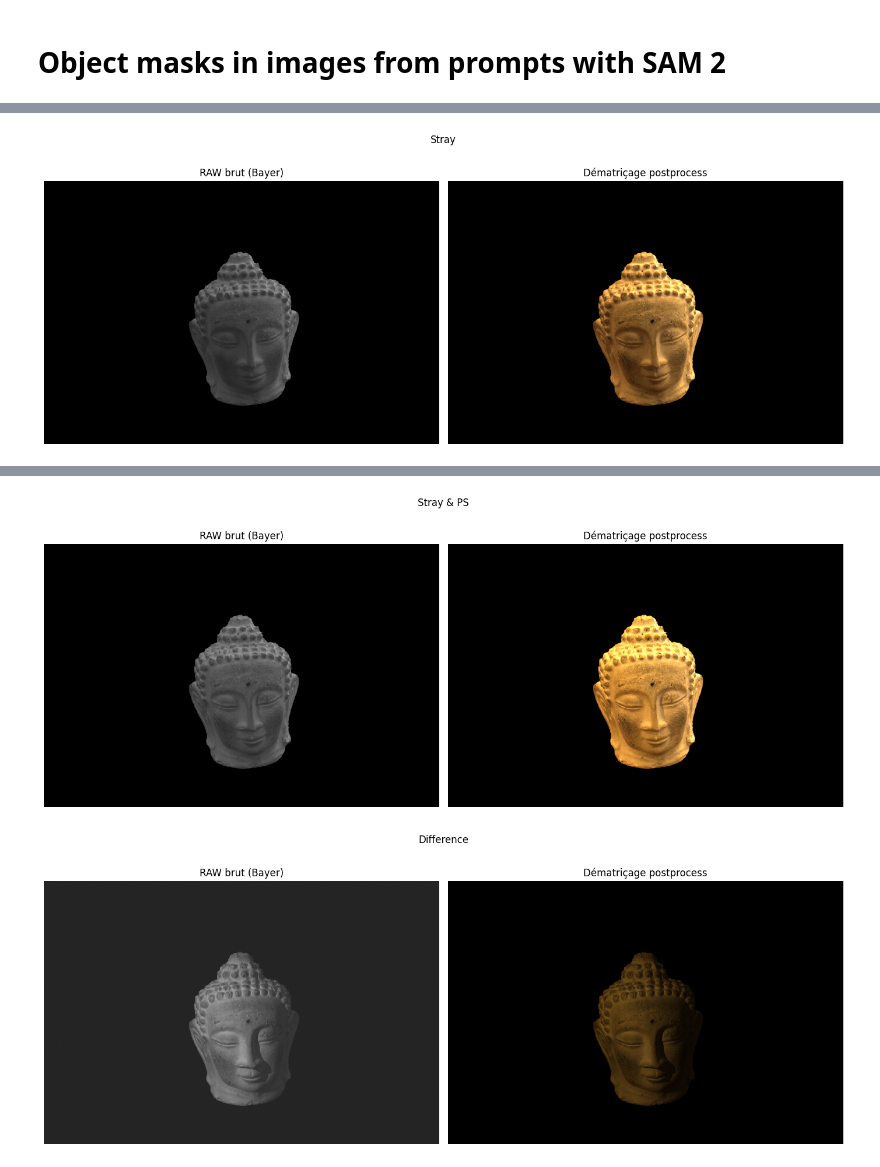
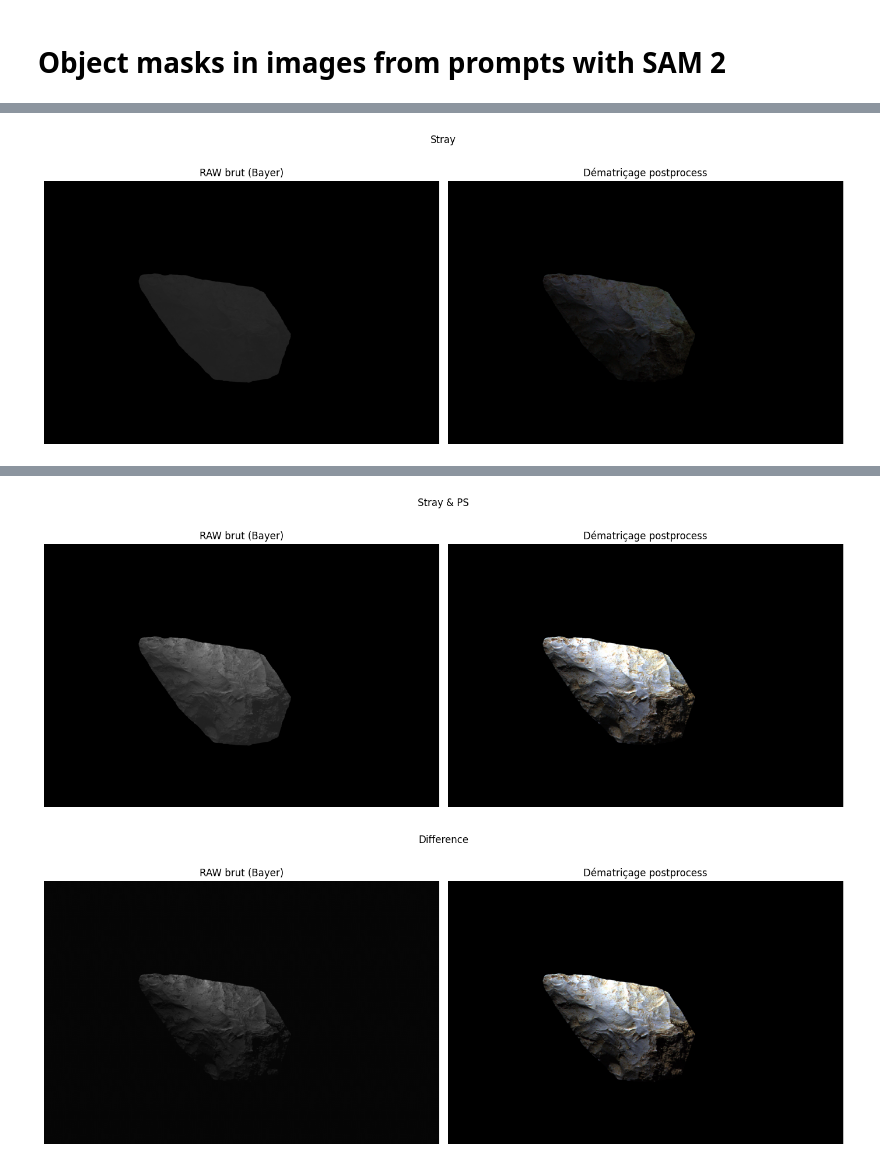
Before and after one commit to Romain-Malinge/Stray-light-elimination, a Jupyter notebook: differance.ipynb, the cells around one changed output, grey strips where cells are left out. Cells and saved outputs as stored; diff of their text form; code cells hidden in the pictures.

Commit message:
biface

```diff
--- a/differance.ipynb
+++ b/differance.ipynb
@@ -8,23 +8,19 @@ import numpy as np
 import matplotlib.pyplot as plt
 # %%
 
-GAMA = 0.01
+GAMA = 1
 MASK_DONE = False
 
-path_S = "./BDD/Reel/Buddha_4/Stray/DSC_9646.NEF"
-path_SL = "./BDD/Reel/Buddha_4/Stray&PS/DSC_9653.NEF"
-path_L_true = "./BDD/Reel/Buddha_4/PS/DSC_9505.NEF"
+obj_file_name = "biface"
+
+dir_path = "./BDD/Reel/" + obj_file_name + "/"
+
+path_S = dir_path + "Stray/all_off.cr2"
+path_L = dir_path + "PS/LED17.cr2"
+path_SL = dir_path + "PS&Stray/LED17.cr2"
-# %%
-
-GAMA = 0.01
-MASK_DONE = False
-
-# path_S = "./BDD/Reel/SourisOrdi/Stray/SO00001.ARW"
-# path_SL = "./BDD/Reel/SourisOrdi/Stray&PS/SO00002.ARW"
-# path_L_true = "./BDD/Reel/SourisOrdi/PS/SO00003.ARW"
 # %%
 if MASK_DONE:
-    MASK = Image.open("./BDD/Reel/Buddha_4/mask.png").convert("L")
+    MASK = Image.open(os.path.join(path_SL, "mask.png")).convert("L")
     MASK = np.array(MASK) / 255.0
 else:
     MASK = make_just_one_mask(path_SL, "large")
@@ -50,7 +46,7 @@ def load_image_raw(path):
     return img
 
 
-def diff_raw(raw_1, raw_2):
+def diff_raw(raw_1, raw_2, res):
     data_1 = raw_1.raw_image_visible.astype(np.float32)
     data_2 = raw_2.raw_image_visible.astype(np.float32)
 
@@ -63,12 +59,12 @@ def diff_raw(raw_1, raw_2):
     # Clip dans la dynamique 16 bits
     diff = np.clip(diff, 0, 65535)
 
-    raw_1.raw_image_visible[:, :] = diff.astype(np.uint16)
+    res.raw_image_visible[:, :] = diff.astype(np.uint16)
 
-    return raw_1
+    return res
 
 
-def show_raw_and_post(title, raw, gamma=1):
+def show_raw_and_post(title, raw, bright=1):
 
     fig, axes = plt.subplots(1, 2, figsize=(14, 6))
     fig.suptitle(title)
@@ -79,11 +75,13 @@ def show_raw_and_post(title, raw, gamma=1):
     axes[0].axis("off")
 
     raw_rgb = raw.postprocess(
-        use_auto_wb=False,
+        use_auto_wb=True,
+        bright = bright,
         no_auto_bright=True,
-        gamma=(gamma,gamma),
+        gamma=(GAMA, GAMA),
         output_bps=16
     )
+    raw_rgb = raw_rgb / (2**16-1)
     axes[1].imshow(raw_rgb)
     axes[1].set_title("Dématriçage postprocess")
     axes[1].axis("off")
@@ -92,11 +90,12 @@ def show_raw_and_post(title, raw, gamma=1):
     plt.show()
 # %%
 S = load_image_raw(path_S)
-show_raw_and_post("Stray", S, GAMA)
+show_raw_and_post("Stray", S, 4)
 
 SL = load_image_raw(path_SL)
-show_raw_and_post("Stray & PS", SL, GAMA)
+show_raw_and_post("Stray & PS", SL, 2)
 
-L_pred = diff_raw(SL, S)
-show_raw_and_post("Difference", L_pred, GAMA)
+L_pred = load_image_raw(path_L)
+L_pred = diff_raw(SL, S, L_pred)
+show_raw_and_post("Difference", L_pred, 2)
 # %% [output]
@@ -104 +102 @@ WARNING:matplotlib.image:Clipping input data to the valid range for imshow with
-[figure, old version]
+[figure, new version]
@@ -106,3 +103,3 @@ WARNING:matplotlib.image:Clipping input data to the valid range for imshow with
-[figure, old version]
+[figure, new version]
-[figure, old version]
+[figure, new version]
 # %%
```
Also changed, not shown: parts of 4 cells of this notebook, 1 other file.
